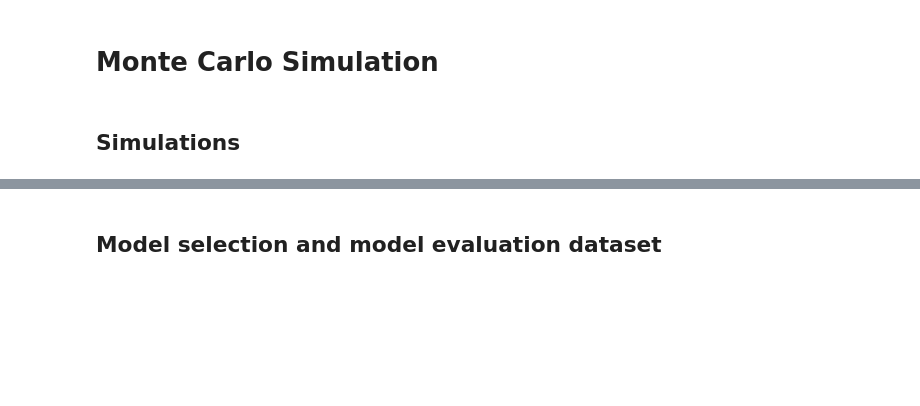
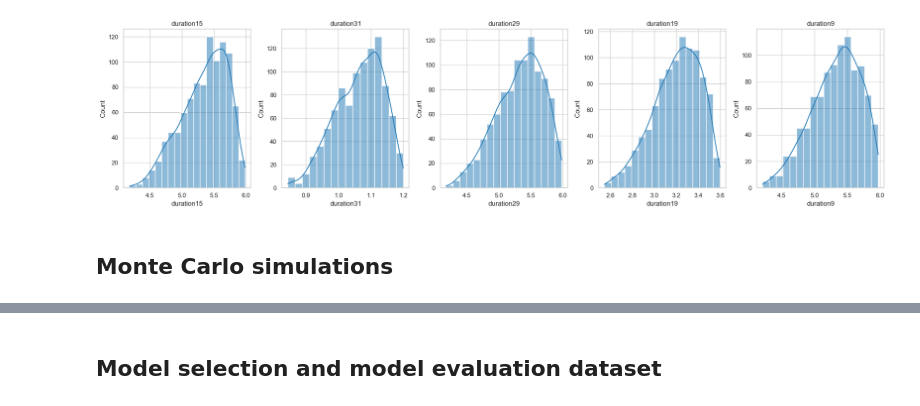
Before and after one commit to jismartin/GlassBoxEVM, a Jupyter notebook: montecarlo_simulation.ipynb, the cells around one changed output, grey strips where cells are left out. Cells and saved outputs as stored; diff of their text form; code cells hidden in the pictures; blank space fills up the shorter version.

```diff
--- a/montecarlo_simulation.ipynb
+++ b/montecarlo_simulation.ipynb
@@ -1,2 +84,14 @@
+# %%
+#  Distribution statistics of not started activities at the control point
+vars = random.sample([f'duration{n}' for n in G.nodes() if G.nodes[n]['done%']==0][:-1],5)
+m=len(vars)
+fig, axes = plt.subplots(1, m, figsize=(20, 5))
+for ax, col in zip(axes.flat, vars):
+    sns.histplot(simulation_results[col], ax=ax, kde=True)
+    ax.set_title(col)
+plt.tight_layout()
+plt.show()
+# %% [output]
+[figure, added]
 # %% [markdown]
-# Monte Carlo Simulation
+## Monte Carlo simulations
@@ -15,2 +97,0 @@ sns.set_theme(palette='tab10')
-# %% [markdown]
-## Simulations
```
Also changed, not shown: parts of 33 cells of this notebook, 18 other files.
